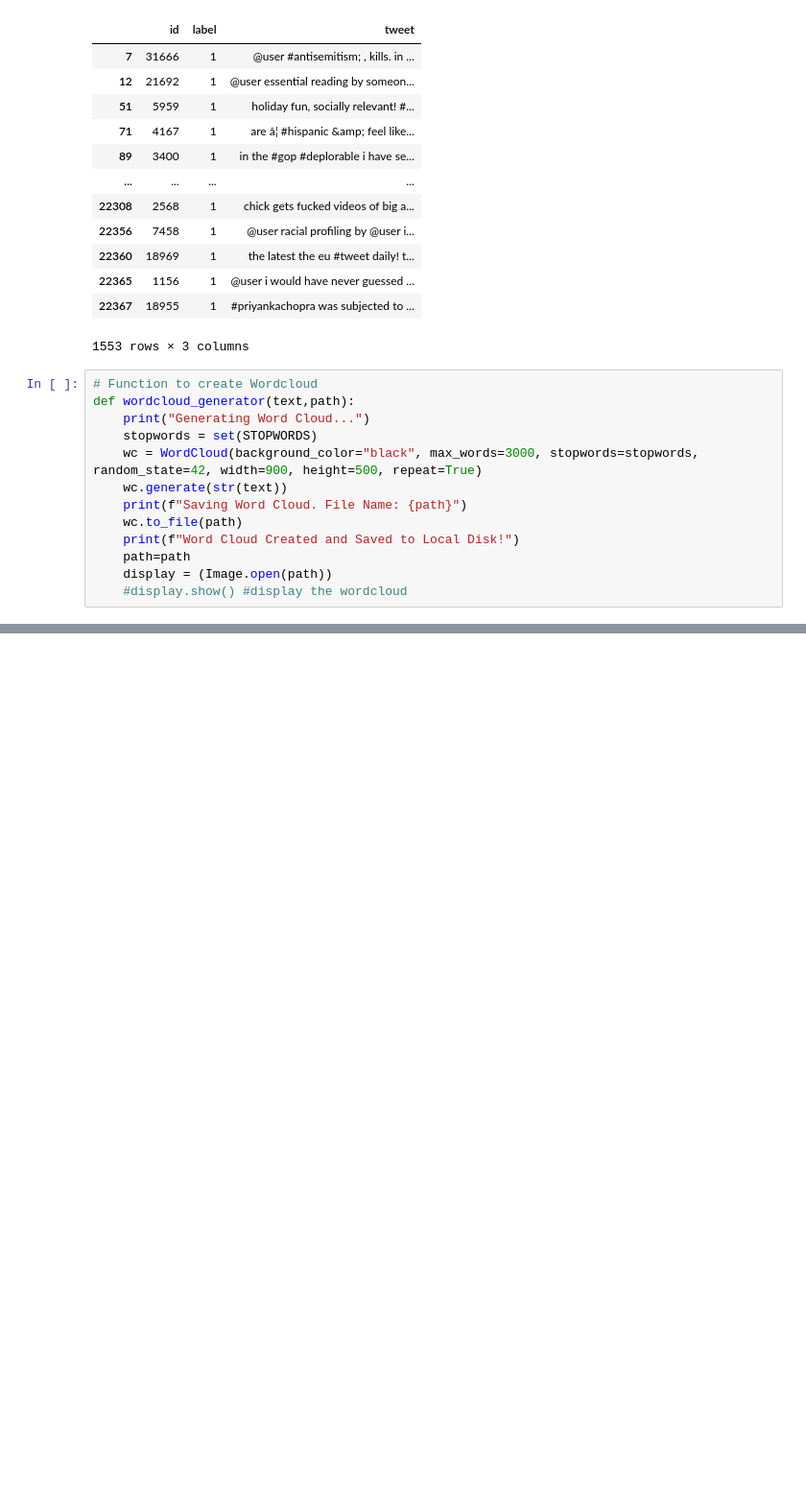
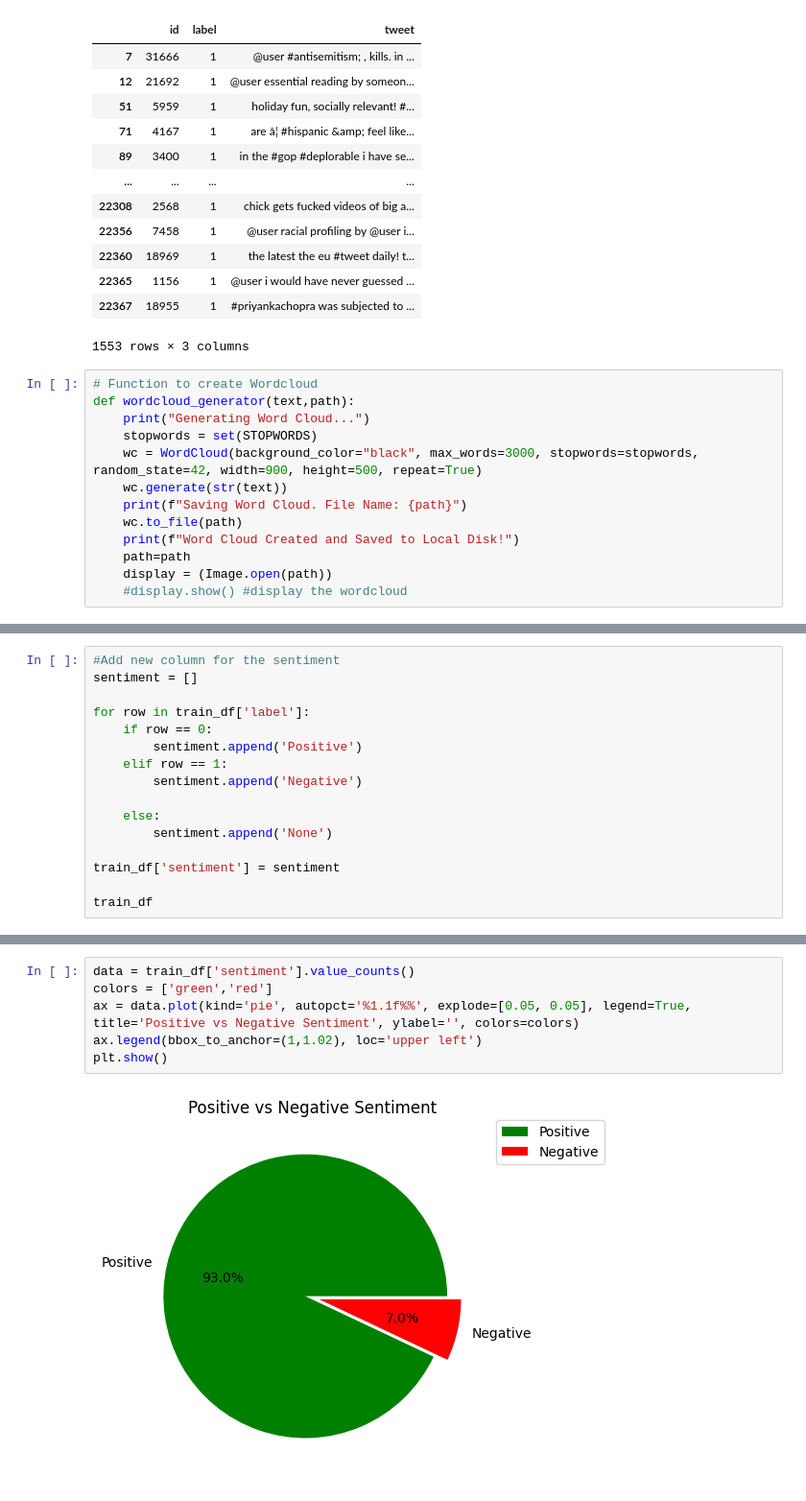
Before and after one commit to bapvillamil/word_embeddings, a Jupyter notebook: word_embeddings.ipynb, the cells around one changed output, grey strips where cells are left out. Shown: that part at 96% size. Saved outputs shown, nothing was run; the diff lists cells and outputs as text; blank space fills up the shorter version.

Commit message:
added pie chart

```diff
--- a/word_embeddings.ipynb
+++ b/word_embeddings.ipynb
@@ -403,3 +408,19 @@ Word Cloud Created and Saved to Local Disk!
 <Figure size 1200x640 with 0 Axes>
 <Figure size 1200x640 with 0 Axes>
 <Figure size 1200x640 with 0 Axes>
+# %%
+#Add new column for the sentiment
+sentiment = []
+
+for row in train_df['label']:
+    if row == 0:
+        sentiment.append('Positive')
+    elif row == 1:
+        sentiment.append('Negative')
+
+    else:
+        sentiment.append('None')
+
+train_df['sentiment'] = sentiment
+
+train_df
@@ -405,0 +441,8 @@ Word Cloud Created and Saved to Local Disk!
+# %%
+data = train_df['sentiment'].value_counts()
+colors = ['green','red']
+ax = data.plot(kind='pie', autopct='%1.1f%%', explode=[0.05, 0.05], legend=True, title='Positive vs Negative Sentiment', ylabel='', colors=colors)
+ax.legend(bbox_to_anchor=(1,1.02), loc='upper left')
+plt.show()
+# %% [output]
+[figure, added]
```
Also changed, not shown: parts of 3 cells of this notebook, 5 other files.
